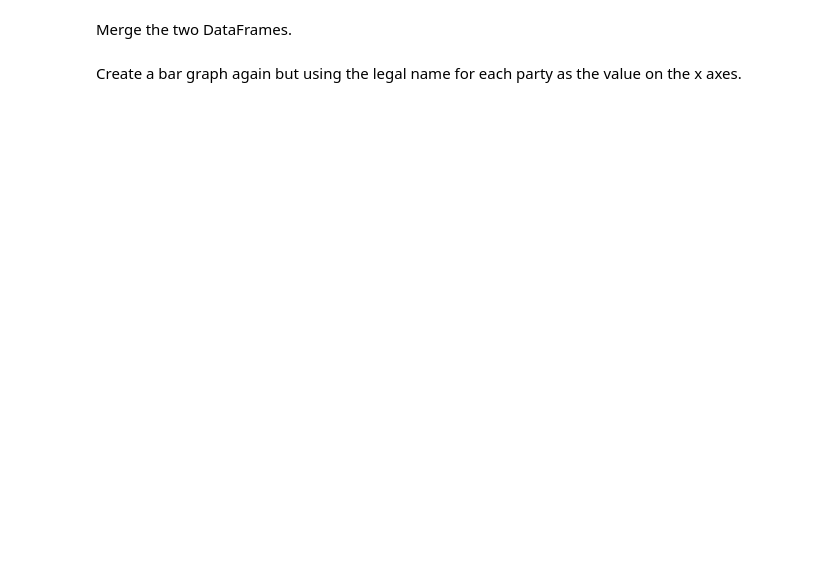
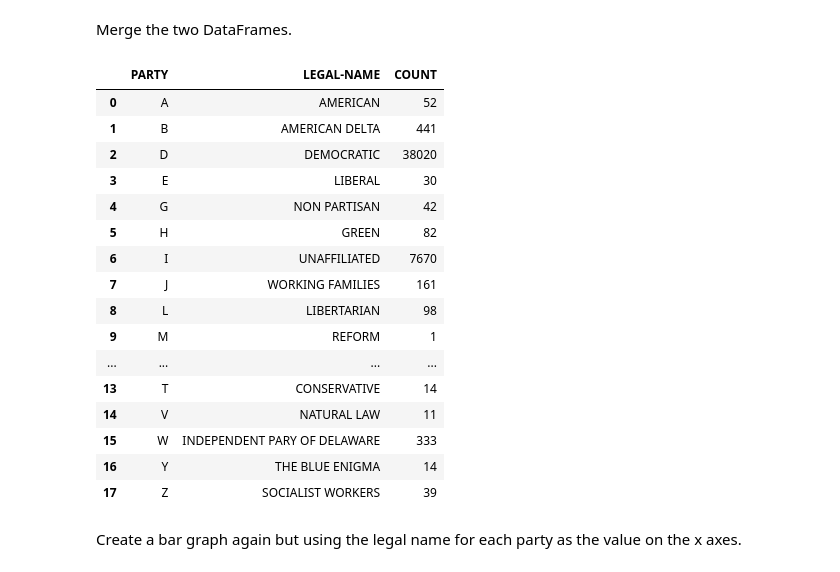
Before and after one commit to 1990Jasonlee/DataEngineering.Labs.RegisteredVotersFileWilmingtonDE, a Jupyter notebook: wilmington_de_registered_voters.ipynb, the cells around one changed output. Drawn from its saved outputs; the diff is of its cells as text; code cells hidden in the pictures; blank space fills up the shorter version.

```diff
--- a/wilmington_de_registered_voters.ipynb
+++ b/wilmington_de_registered_voters.ipynb
@@ -165,0 +160,8 @@ Using the data from the documentation, create a Pandas DataFrame that contains t
+# %%
+legal_names = {'A': 'AMERICAN', 'B':'AMERICAN DELTA', 'D':'DEMOCRATIC', 'E': 'LIBERAL', 'G':'NON PARTISAN',
+               'H':'GREEN', 'I':'UNAFFILIATED', 'J':'WORKING FAMILIES', 'L':'LIBERTARIAN',
+              'M':'REFORM', 'O': 'OTHERS/ALL OTHER PARTIES', 'Q':'CONSTITUTION', 'R':'REPUBLICAN',
+              'T':'CONSERVATIVE', 'V':'NATURAL LAW', 'W':'INDEPENDENT PARY OF DELAWARE', 'Y':'THE BLUE ENIGMA',
+              'Z':'SOCIALIST WORKERS'}
+# %%
+df_legal_names = pd.DataFrame(list(legal_names.items()), columns=['PARTY','LEGAL-NAME'])
@@ -171,0 +190,2 @@ Create a Pandas DataFrame that contains the Party code and the corresponding num
+# %%
+df_party_counts = pd.DataFrame(party, columns=['COUNT'])
@@ -178,2 +215,24 @@ Merge the two DataFrames.
+# %%
+merge_df = pd.merge(df_legal_names, df_party_counts, how = 'inner', on=['PARTY'])
+# %%
+merge_df
+# %% [output]
+|  | PARTY | LEGAL-NAME | COUNT |
+| 0 | A | AMERICAN | 52 |
+| 1 | B | AMERICAN DELTA | 441 |
+| 2 | D | DEMOCRATIC | 38020 |
+| 3 | E | LIBERAL | 30 |
+| 4 | G | NON PARTISAN | 42 |
+| 5 | H | GREEN | 82 |
+| 6 | I | UNAFFILIATED | 7670 |
+| 7 | J | WORKING FAMILIES | 161 |
+| 8 | L | LIBERTARIAN | 98 |
+| 9 | M | REFORM | 1 |
+| ... | ... | ... | ... |
+| 13 | T | CONSERVATIVE | 14 |
+| 14 | V | NATURAL LAW | 11 |
+| 15 | W | INDEPENDENT PARY OF DELAWARE | 333 |
+| 16 | Y | THE BLUE ENIGMA | 14 |
+| 17 | Z | SOCIALIST WORKERS | 39 |
 # %% [markdown]
 Create a bar graph again but using the legal name for each party as the value on the x axes.
```
Also changed, not shown: parts of 12 cells of this notebook.
